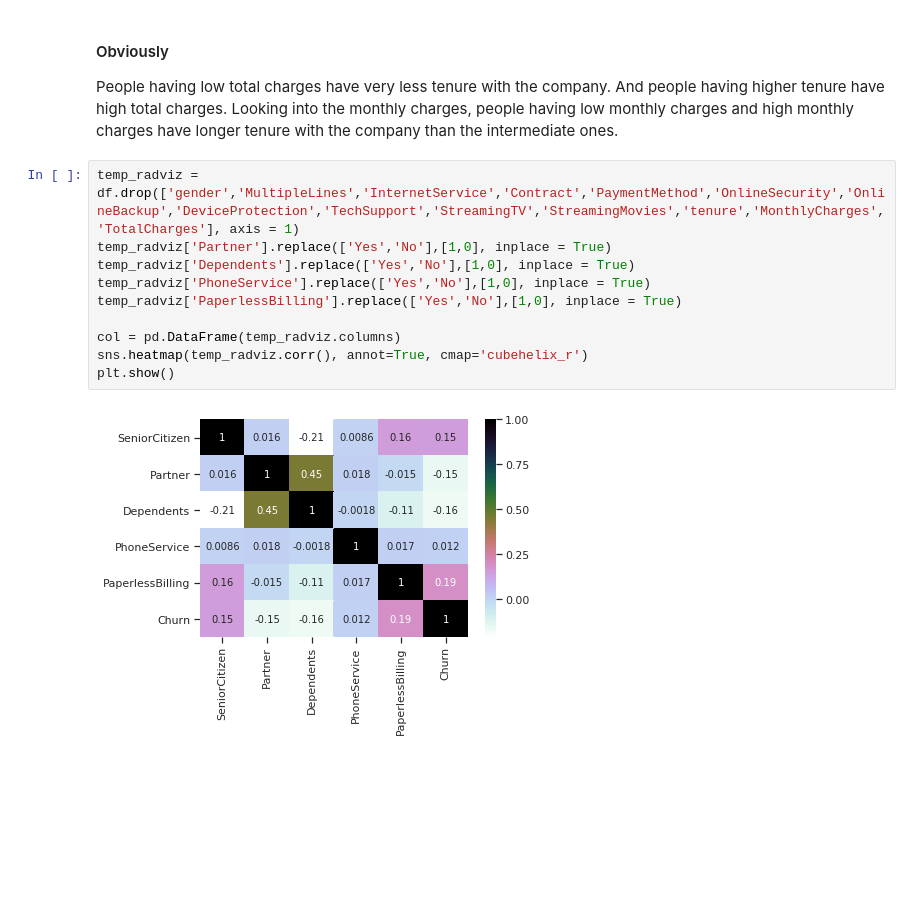
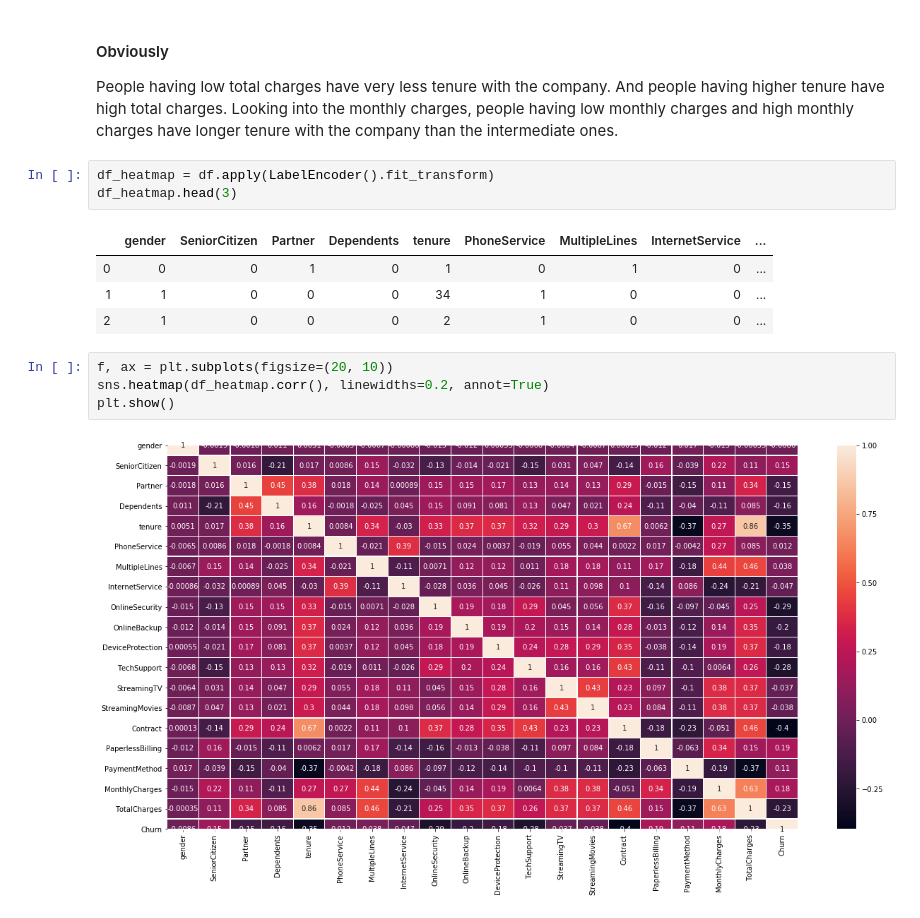
Before and after one commit to adityaprabhat01/eda-taskphase-aditya, a Jupyter notebook: telco_churn.ipynb, the cells around one changed output. Drawn from its saved outputs; the diff is of its cells as text; blank space fills up the shorter version.

```diff
--- a/telco_churn.ipynb
+++ b/telco_churn.ipynb
@@ -292,15 +297,17 @@ plt.show()
 # %% [markdown]
 <html>
 <body><h4>Obviously</h4><p>People having low total charges have very less tenure with the company. And people having higher tenure have high total charges. Looking into the monthly charges, people having low monthly charges and high monthly charges have longer tenure with the company than the intermediate ones. </p></body></html>
-# %%
-temp_radviz = df.drop(['gender','MultipleLines','InternetService','Contract','PaymentMethod','OnlineSecurity','OnlineBackup','DeviceProtection','TechSupport','StreamingTV','StreamingMovies','tenure','MonthlyCharges','TotalCharges'], axis = 1)
-temp_radviz['Partner'].replace(['Yes','No'],[1,0], inplace = True)
-temp_radviz['Dependents'].replace(['Yes','No'],[1,0], inplace = True)
-temp_radviz['PhoneService'].replace(['Yes','No'],[1,0], inplace = True)
-temp_radviz['PaperlessBilling'].replace(['Yes','No'],[1,0], inplace = True)
-
-col = pd.DataFrame(temp_radviz.columns)
-sns.heatmap(temp_radviz.corr(), annot=True, cmap='cubehelix_r')
-plt.show()
-# %% [output]
-[figure, removed]
+# %%
+df_heatmap = df.apply(LabelEncoder().fit_transform)
+df_heatmap.head(3)
+# %% [output]
+|  | gender | SeniorCitizen | Partner | Dependents | tenure | PhoneService | MultipleLines | InternetService | ... |
+| 0 | 0 | 0 | 1 | 0 | 1 | 0 | 1 | 0 | ... |
+| 1 | 1 | 0 | 0 | 0 | 34 | 1 | 0 | 0 | ... |
+| 2 | 1 | 0 | 0 | 0 | 2 | 1 | 0 | 0 | ... |
+# %%
+f, ax = plt.subplots(figsize=(20, 10))
+sns.heatmap(df_heatmap.corr(), linewidths=0.2, annot=True)
+plt.show()
+# %% [output]
+[figure, added]
```
Also changed, not shown: parts of 13 cells of this notebook.
